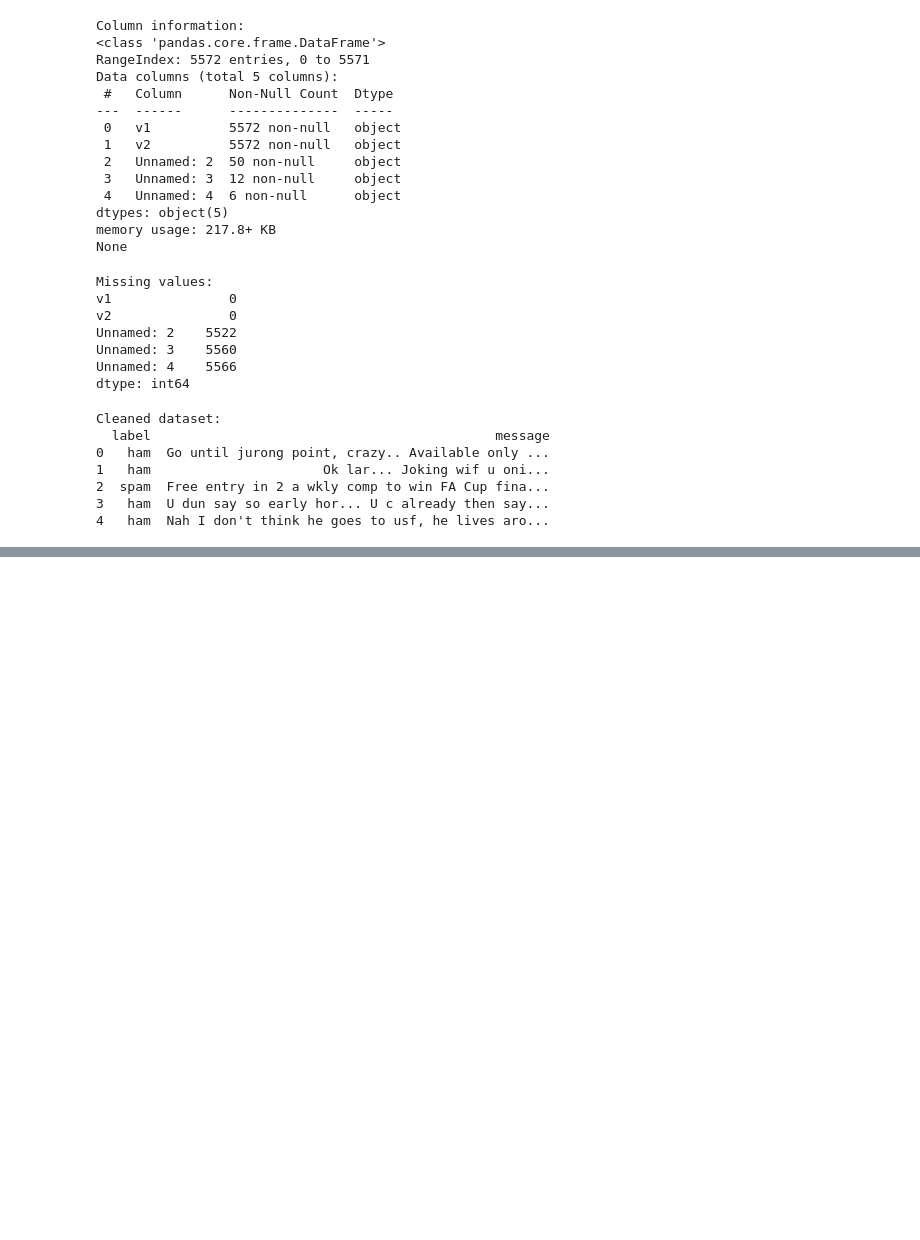
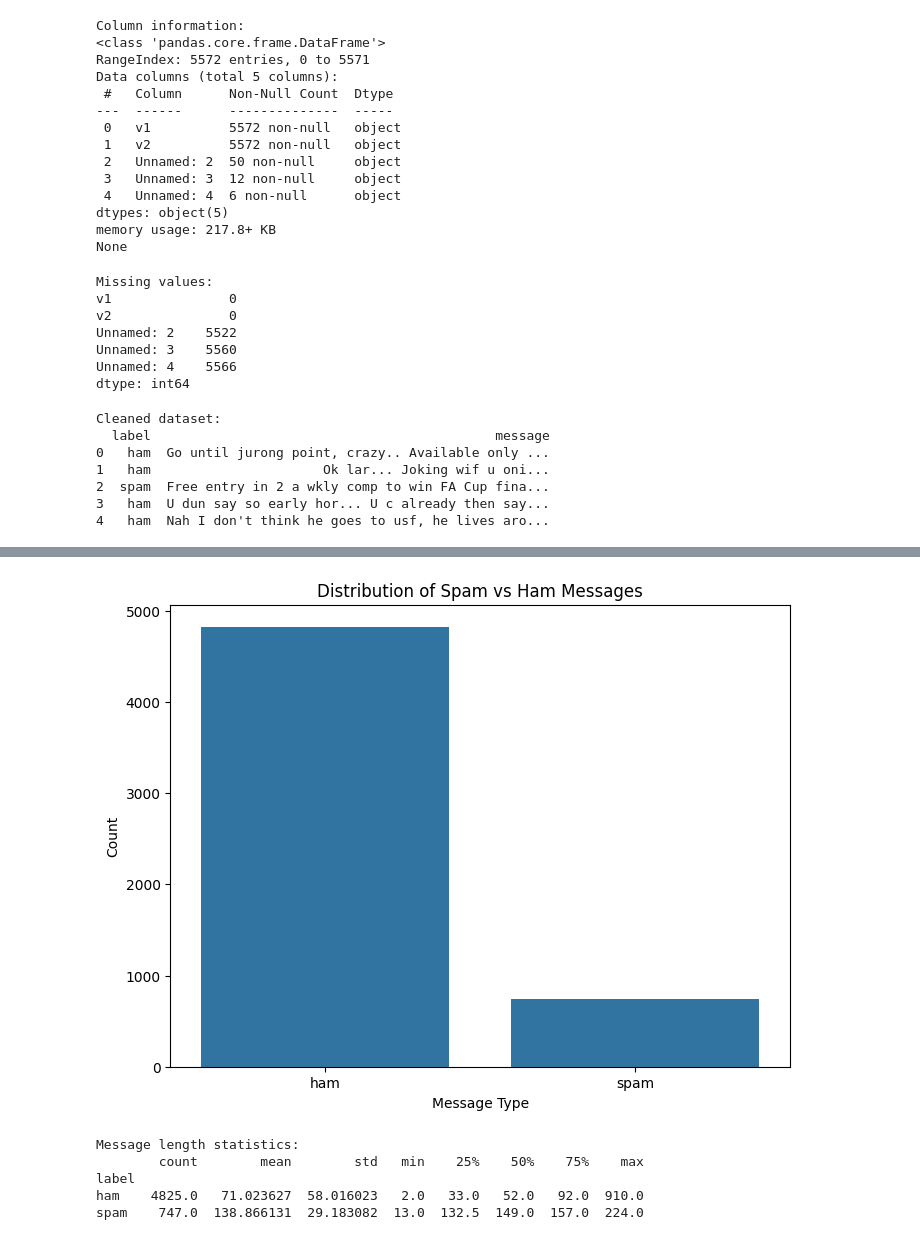
Before and after one commit to mddsayemm/Spam-Detection-with-Naive-Bayes-, a Jupyter notebook: Spam Detection With Naive Bayes.ipynb, the cells around one changed output, grey strips where cells are left out. Drawn from its saved outputs; the diff is of its cells as text; code cells hidden in the pictures; blank space fills up the shorter version.

```diff
--- a/Spam Detection With Naive Bayes.ipynb
+++ b/Spam Detection With Naive Bayes.ipynb
@@ -86,0 +102,21 @@ Cleaned dataset:
+# %%
+# class chart
+plt.figure(figsize=(8, 6))
+sns.countplot(x='label', data=df)
+plt.title('Distribution of Spam vs Ham Messages')
+plt.xlabel('Message Type')
+plt.ylabel('Count')
+plt.show()
+# %% [output]
+[figure, added]
+# %%
+# Analyze message lengths
+df['length'] = df['message'].apply(len)
+print("\nMessage length statistics:")
+print(df.groupby('label')['length'].describe())
+# %% [output]
+Message length statistics:
+        count        mean        std   min    25%    50%    75%    max
+label
+ham    4825.0   71.023627  58.016023   2.0   33.0   52.0   92.0  910.0
+spam    747.0  138.866131  29.183082  13.0  132.5  149.0  157.0  224.0
```
Also changed, not shown: parts of 2 cells of this notebook.
